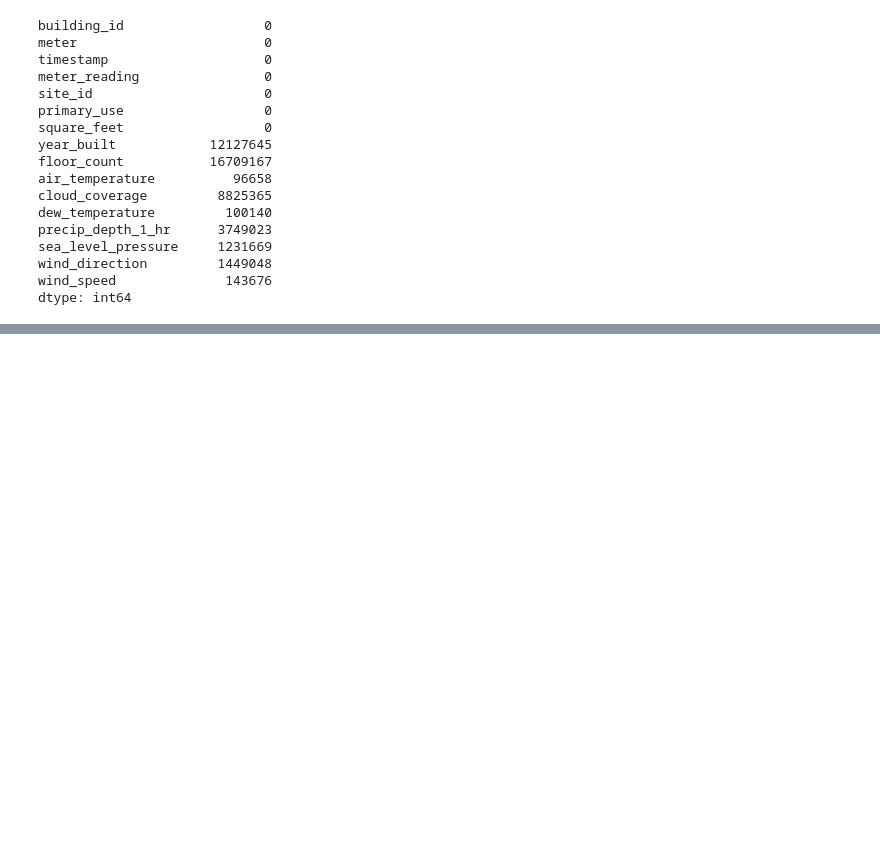
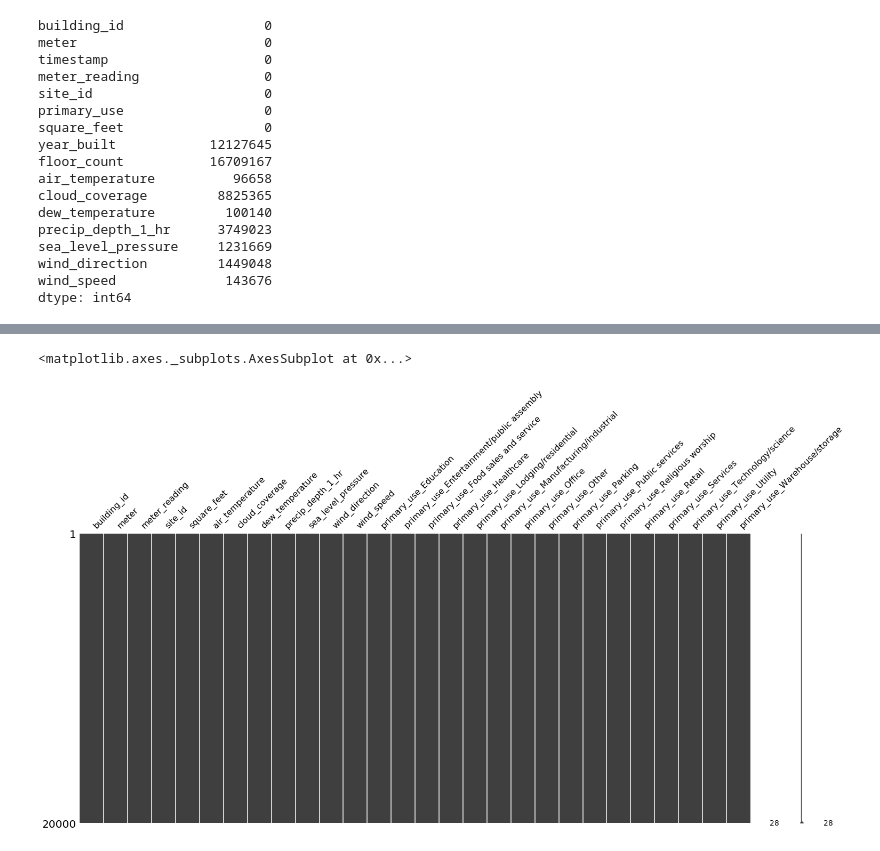
Before and after one commit to Lehcar/cmpe-188-project, a Jupyter notebook: ASHRAE_energy_predictor_competition.ipynb, the cells around one changed output, grey strips where cells are left out. Saved outputs shown, nothing was run; the diff lists cells and outputs as text; code cells hidden in the pictures; blank space fills up the shorter version.

```diff
--- a/ASHRAE_energy_predictor_competition.ipynb
+++ b/ASHRAE_energy_predictor_competition.ipynb
@@ -100,0 +227,3 @@ msno.matrix(train.head(20000))
+# %%
+train3 = pd.get_dummies(train2,prefix=['primary_use'])
+test3 = pd.get_dummies(test2,prefix=['primary_use'])
@@ -100,0 +251,14 @@ msno.matrix(train.head(20000))
+# %%
+imp = Imputer(missing_values='NaN', strategy='mean', axis=0)
+imp_train = pd.DataFrame(imp.fit_transform(train3))
+imp_train.columns = train3.columns
+imp_train.index = train3.index
+
+imp_test = pd.DataFrame(imp.fit_transform(test3))
+imp_test.columns = test3.columns
+imp_test.index = test3.index
+# %%
+msno.matrix(imp_train.head(20000))
+# %% [output]
+<matplotlib.axes._subplots.AxesSubplot at 0x...>
+[figure, added]
```
Also changed, not shown: parts of 30 cells of this notebook.
